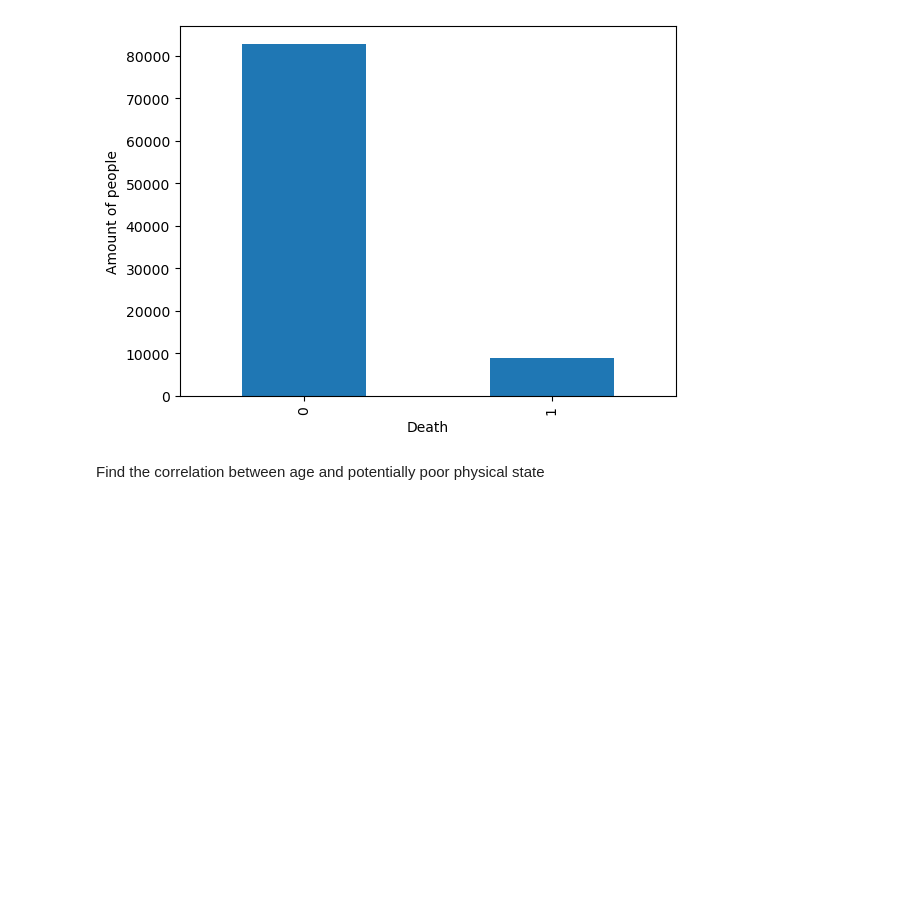
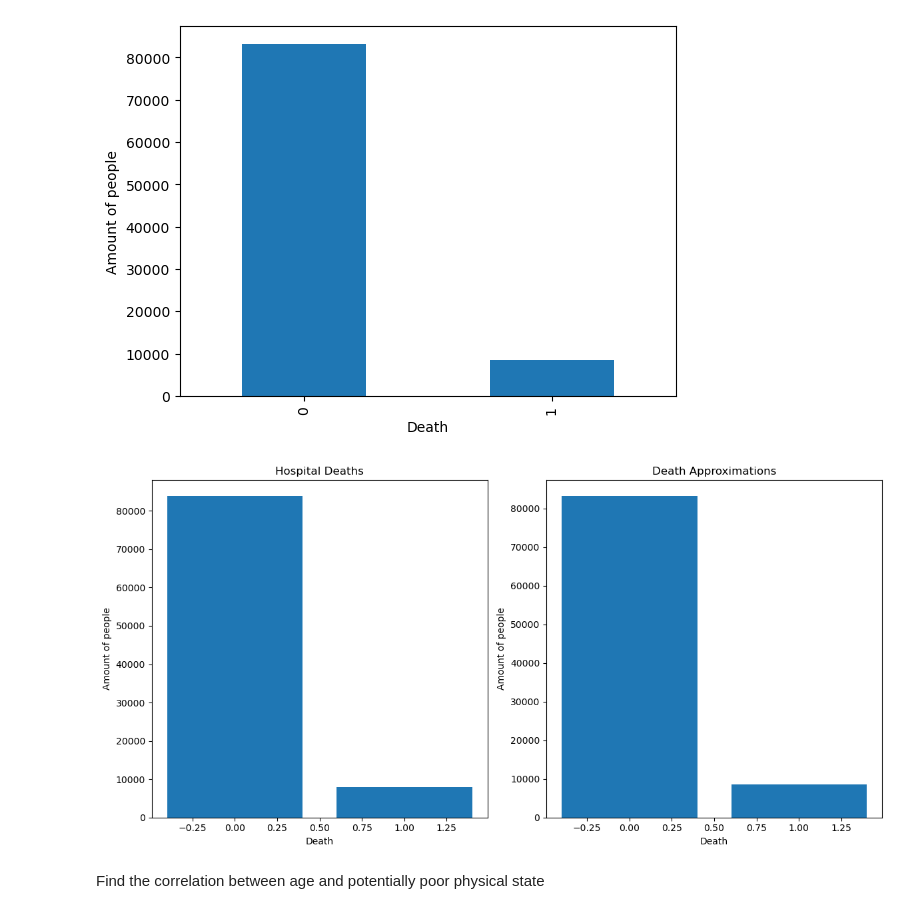
Before and after one commit to sevnastase/Hospital-Data-Exploration, a Jupyter notebook: dataset_exploration.ipynb, the cells around one changed output. Saved outputs shown, nothing was run; the diff lists cells and outputs as text; code cells hidden in the pictures; blank space fills up the shorter version.

```diff
--- a/dataset_exploration.ipynb
+++ b/dataset_exploration.ipynb
@@ -56,7 +56,7 @@ plt.show()
 [figure]
 # %%
 #Create mask
-mask = df['apache_4a_hospital_death_prob'] < 0.8
+mask = df['apache_4a_hospital_death_prob'] < 0.85
 df['death_approximation'] = np.where(mask, 0, 1)
 # %%
 death_counts = df['death_approximation'].value_counts().sort_index()
@@ -66,6 +66,30 @@ plt.ylabel('Amount of people')
 plt.show()
 # %% [output]
 [figure]
+# %%
+fig, axes = plt.subplots(nrows=1, ncols=2, figsize=(12, 6))  # Adjust the figsize to fit your screen
+
+# Plot the first set of data on the first axis
+death_counts_hospital = df['hospital_death'].value_counts().sort_index()
+axes[0].bar(death_counts_hospital.index, death_counts_hospital.values)
+axes[0].set_title('Hospital Deaths')
+axes[0].set_xlabel('Death')
+axes[0].set_ylabel('Amount of people')
+
+# Plot the second set of data on the second axis
+death_counts_approximation = df['death_approximation'].value_counts().sort_index()
+axes[1].bar(death_counts_approximation.index, death_counts_approximation.values)
+axes[1].set_title('Death Approximations')
+axes[1].set_xlabel('Death')
+axes[1].set_ylabel('Amount of people')
+
+# Adjust the layout
+plt.tight_layout()
+
+# Show the combined plot
+plt.show()
+# %% [output]
+[figure, added]
 # %% [markdown]
 Find the correlation between age and potentially poor physical state
 # %%
```
Also changed, not shown: parts of 5 cells of this notebook.
